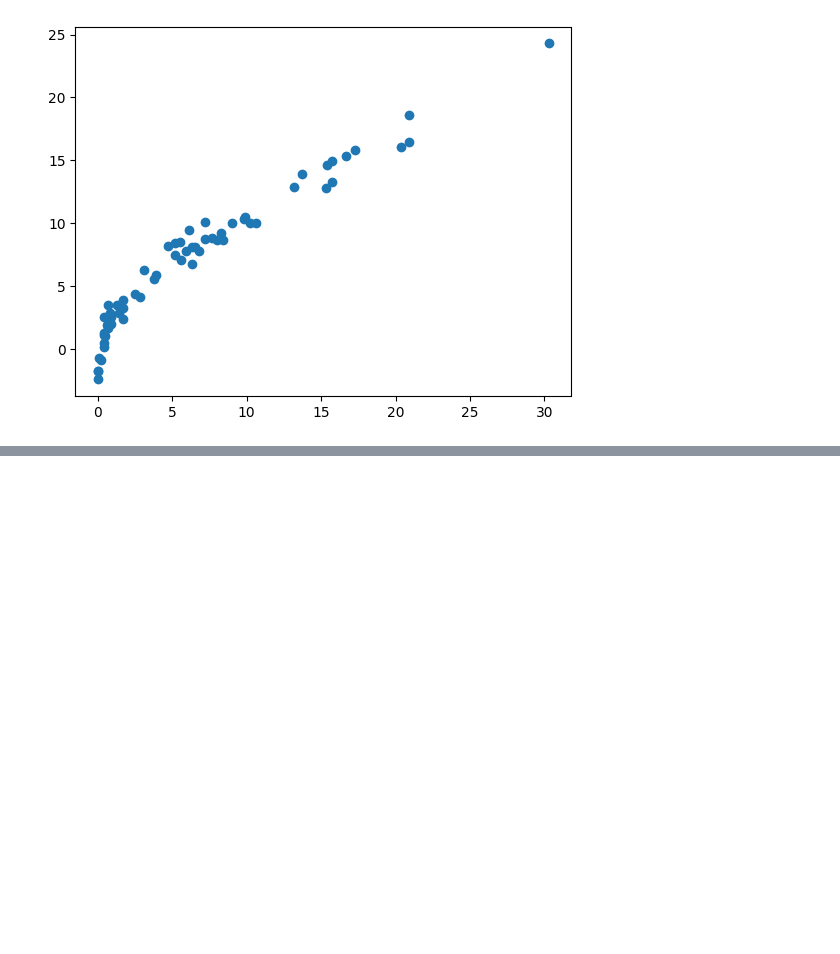
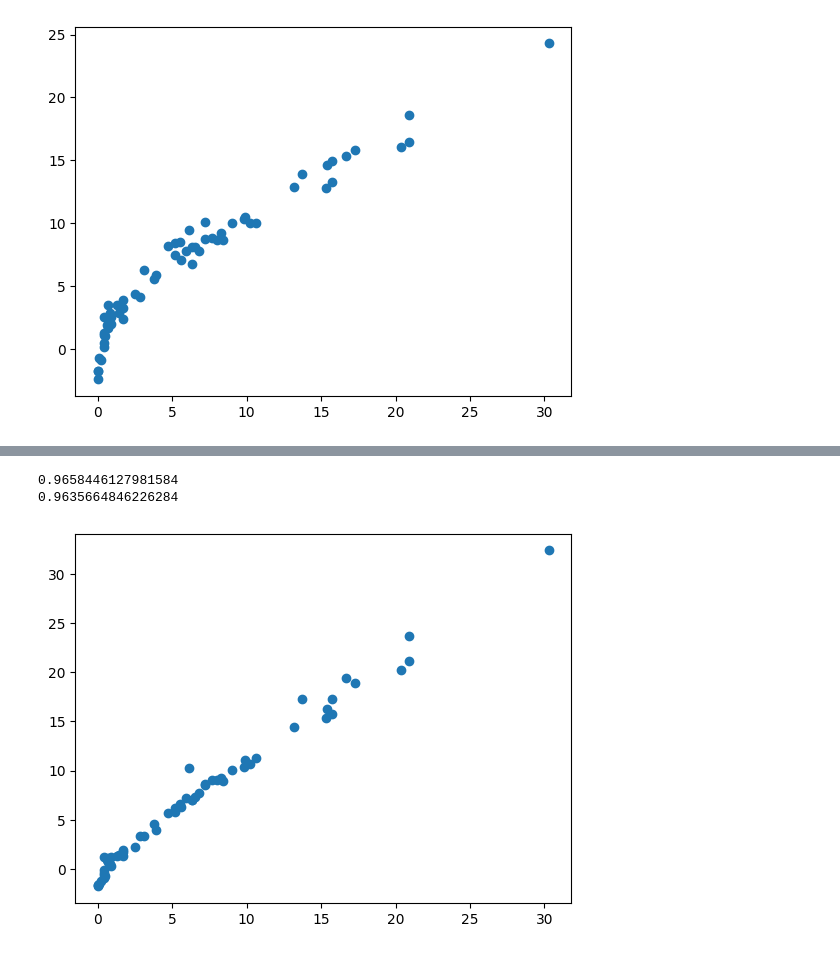
Before and after one commit to Anand-Mansabdar/Data-Science-and-Machine-Learning, a Jupyter notebook: 20 - Ridge, Lasso and NetElasctic Regression/20.2 - ModelTraining.ipynb, the cells around one changed output, grey strips where cells are left out. Drawn from its saved outputs; the diff is of its cells as text; code cells hidden in the pictures; blank space fills up the shorter version.

```diff
--- a/20 - Ridge, Lasso and NetElasctic Regression/20.2 - ModelTraining.ipynb
+++ b/20 - Ridge, Lasso and NetElasctic Regression/20.2 - ModelTraining.ipynb
@@ -206,0 +287,10 @@ plt.scatter(y_test, y_pred)
+# %%
+from sklearn.linear_model import RidgeCV, ElasticNetCV
+ridgecv = RidgeCV()
+ridgecv.fit(X_train_scaled, y_train)
+y_pred = ridgecv.predict(X_test_scaled)
+plt.scatter(y_test, y_pred)
+mae = mean_absolute_error(y_test, y_pred)
+score = r2_score(y_test, y_pred)
+print(mae)
+print(score)
@@ -206,0 +320,13 @@ plt.scatter(y_test, y_pred)
+# %%
+elasticcv = ElasticNetCV()
+elasticcv.fit(X_train_scaled, y_train)
+y_pred = elasticcv.predict(X_test_scaled)
+plt.scatter(y_test, y_pred)
+mae = mean_absolute_error(y_test, y_pred)
+score = r2_score(y_test, y_pred)
+print(mae)
+print(score)
+# %% [output]
+0.9658446127981584
+0.9635664846226284
+[figure, added]
```
Also changed, not shown: parts of 10 cells of this notebook.
